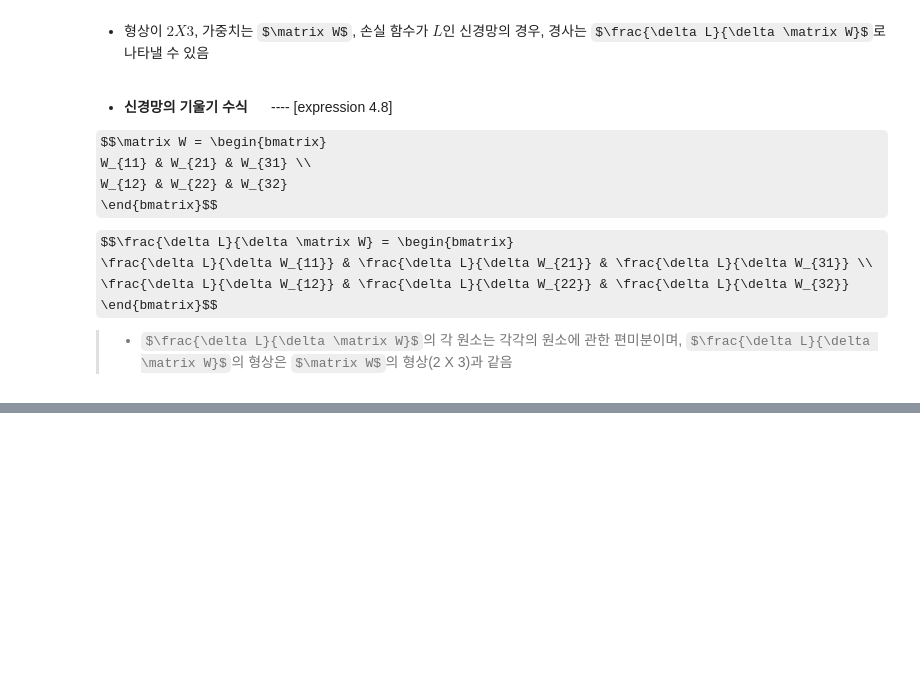
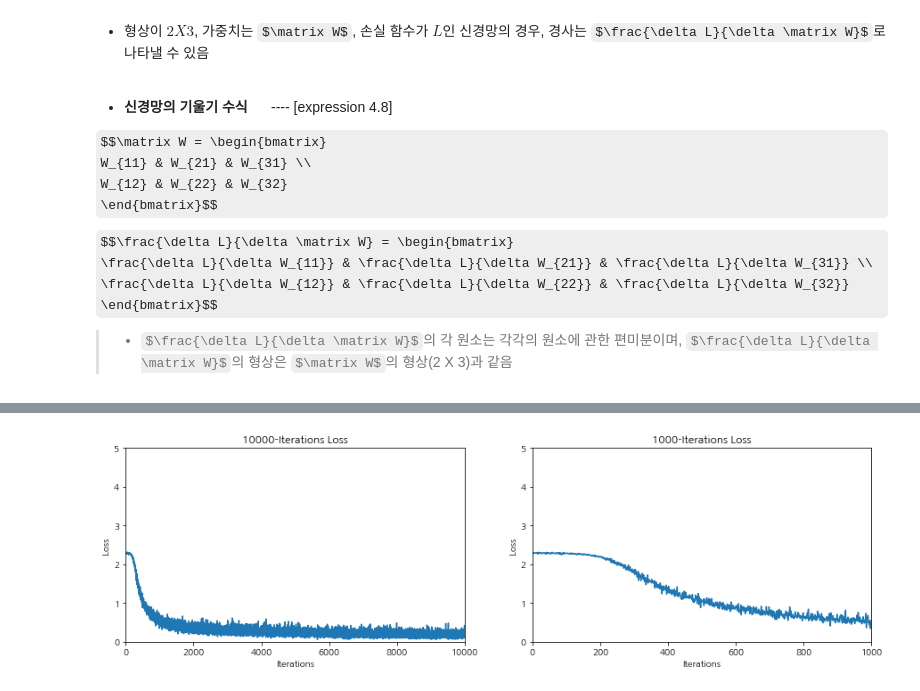
Before and after one commit to cloudallera/deep-learning-from-scratch, a Jupyter notebook: _mystudy/04_neuralnet_training.ipynb, the cells around one changed output, grey strips where cells are left out. Cells and saved outputs as stored; diff of their text form; code cells hidden in the pictures; some formulas as TeX source; blank space fills up the shorter version.

```diff
--- a/_mystudy/04_neuralnet_training.ipynb
+++ b/_mystudy/04_neuralnet_training.ipynb
@@ -577,0 +726,13 @@ print(dW)
+# %%
+# 손실함수 변화 추이 그래프
+# 교재에서는 network.numerical_gradient(x_batch, t_batch) 를 적용한 그래프 이지만, 아래는 network.gradient(x_batch, t_batch) 를 적용한 그래프임
+fig, axes = plt.subplots(1, 2, figsize=(15,4))
+for iters_num, ax in zip([10000, 1000], axes):
+    ax.plot(train_loss_list[:iters_num])
+    ax.set_title("{}-Iterations Loss".format(iters_num))
+    ax.set_xlabel("Iterations")
+    ax.set_ylabel("Loss")
+    ax.set_ylim(0, 5)
+    ax.set_xlim(0, iters_num)
+# %% [output]
+[figure, added]
```
Also changed, not shown: parts of 13 cells of this notebook, 1 other file.
